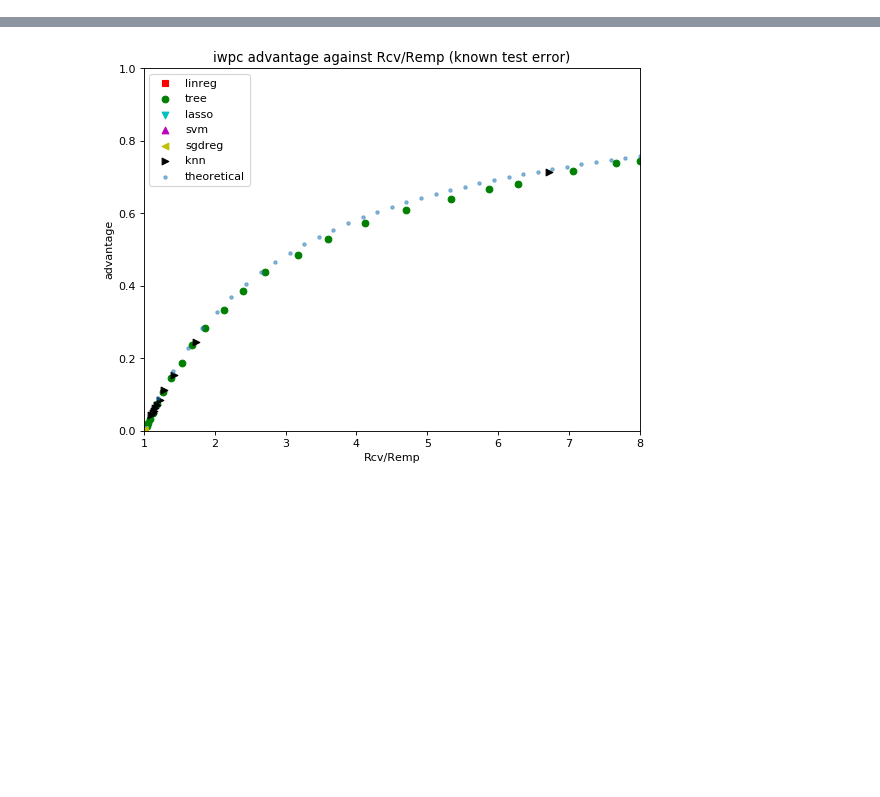
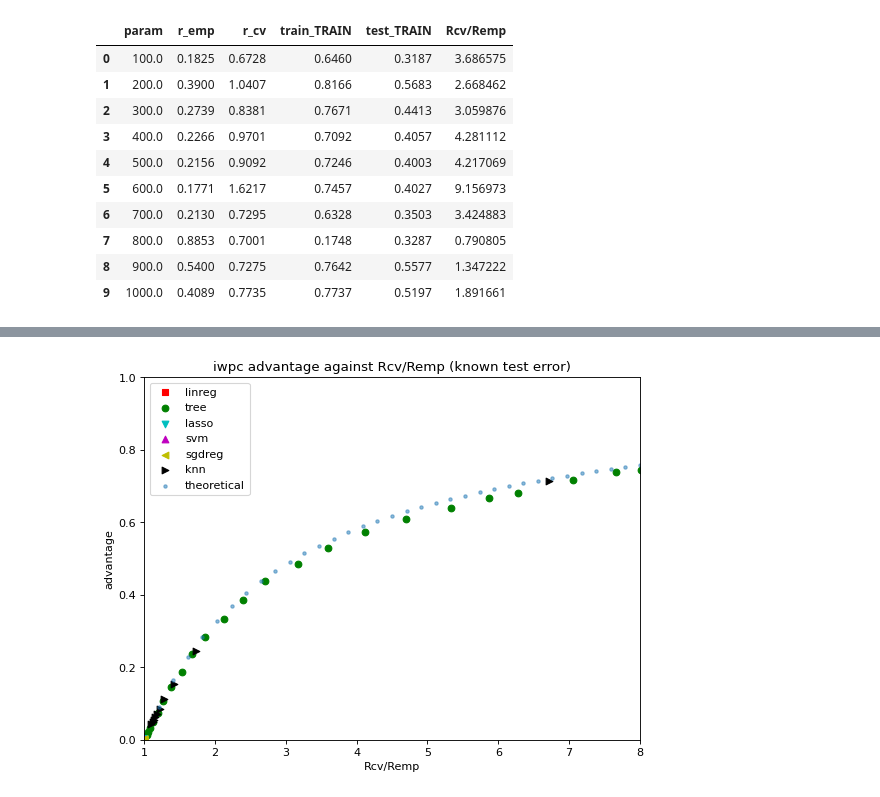
Before and after one commit to donakq/MSE-234-Membership_Inference, a Jupyter notebook: plot.ipynb, the cells around one changed output, grey strips where cells are left out. Saved outputs shown, nothing was run; the diff lists cells and outputs as text; code cells hidden in the pictures; blank space fills up the shorter version.

```diff
--- a/plot.ipynb
+++ b/plot.ipynb
@@ -93,6 +96,20 @@ iwpc_unknown = [iwpc_unknown_linreg,iwpc_unknown_tree,
 
 for m in models:
     m = add_overfit(m)
+# %%
+eye_known_sgdreg2
+# %% [output]
+|  | param | r_emp | r_cv | train_TRAIN | test_TRAIN | Rcv/Remp |
+| 0 | 100.0 | 0.1825 | 0.6728 | 0.6460 | 0.3187 | 3.686575 |
+| 1 | 200.0 | 0.3900 | 1.0407 | 0.8166 | 0.5683 | 2.668462 |
+| 2 | 300.0 | 0.2739 | 0.8381 | 0.7671 | 0.4413 | 3.059876 |
+| 3 | 400.0 | 0.2266 | 0.9701 | 0.7092 | 0.4057 | 4.281112 |
+| 4 | 500.0 | 0.2156 | 0.9092 | 0.7246 | 0.4003 | 4.217069 |
+| 5 | 600.0 | 0.1771 | 1.6217 | 0.7457 | 0.4027 | 9.156973 |
+| 6 | 700.0 | 0.2130 | 0.7295 | 0.6328 | 0.3503 | 3.424883 |
+| 7 | 800.0 | 0.8853 | 0.7001 | 0.1748 | 0.3287 | 0.790805 |
+| 8 | 900.0 | 0.5400 | 0.7275 | 0.7642 | 0.5577 | 1.347222 |
+| 9 | 1000.0 | 0.4089 | 0.7735 | 0.7737 | 0.5197 | 1.891661 |
 # %%
 # eyedata_known test error
 
```
Also changed, not shown: parts of 6 cells of this notebook, 57 other files.
